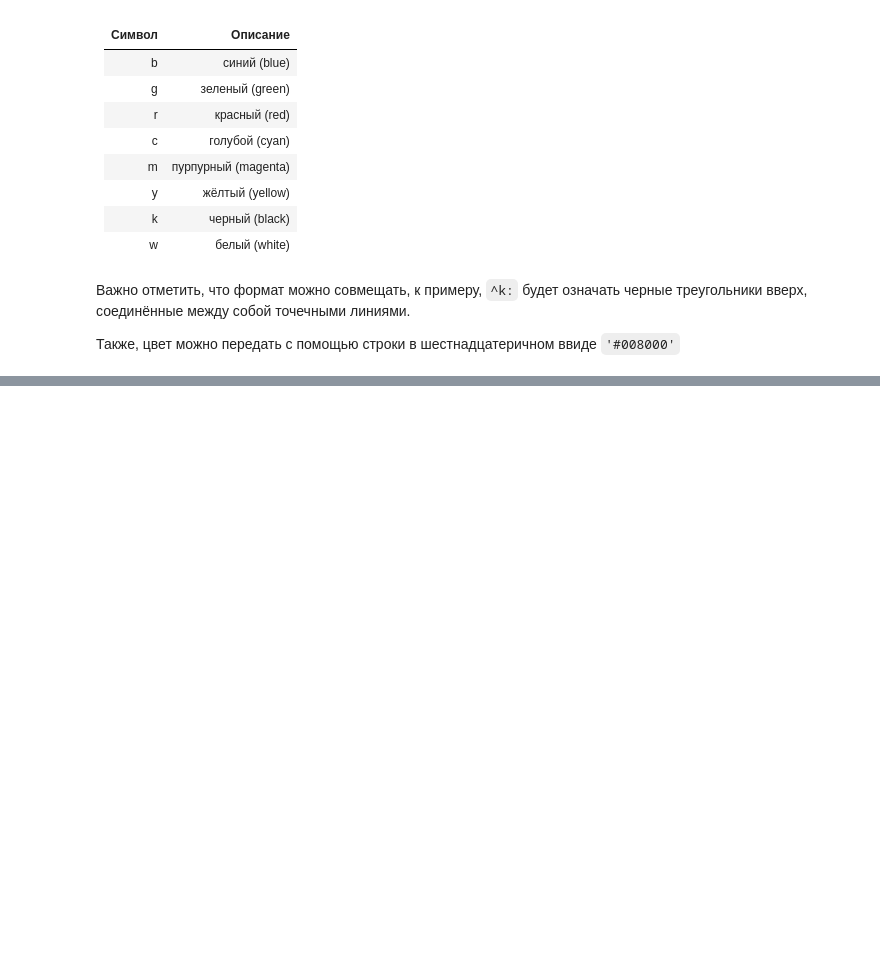
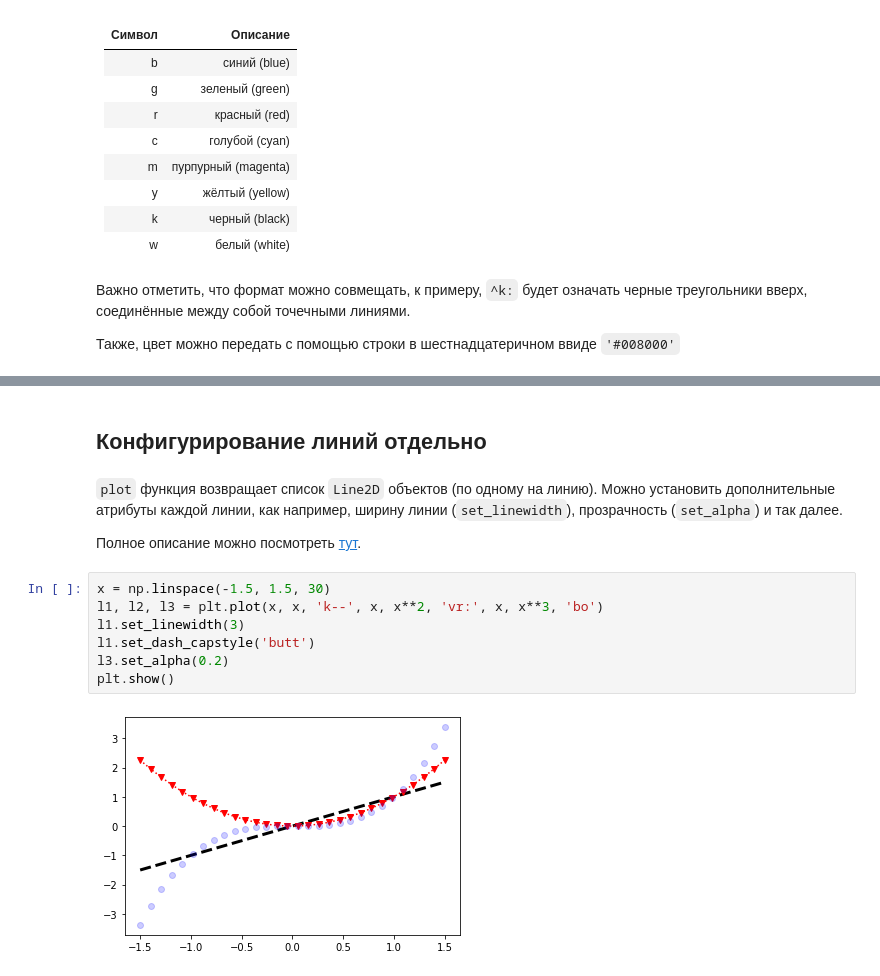
Before and after one commit to Lpshkn/Tutors, a Jupyter notebook: Matplotlib/Introducing.ipynb, the cells around one changed output, grey strips where cells are left out. Cells and saved outputs as stored; diff of their text form; blank space fills up the shorter version.

Commit message:
Add description of configurating of lines

```diff
--- a/Matplotlib/Introducing.ipynb
+++ b/Matplotlib/Introducing.ipynb
@@ -141,0 +149,15 @@ plt.show()
+# %% [markdown]
+## Конфигурирование линий отдельно
+# %% [markdown]
+`plot` функция возвращает список `Line2D` объектов (по одному на линию). Можно установить дополнительные атрибуты каждой линии, как например, ширину линии (`set_linewidth`), прозрачность (`set_alpha`) и так далее.
+
+Полное описание можно посмотреть [тут](https://matplotlib.org/stable/api/_as_gen/matplotlib.lines.Line2D.html?highlight=line2d#matplotlib.lines.Line2D).
+# %%
+x = np.linspace(-1.5, 1.5, 30)
+l1, l2, l3 = plt.plot(x, x, 'k--', x, x**2, 'vr:', x, x**3, 'bo')
+l1.set_linewidth(3)
+l1.set_dash_capstyle('butt')
+l3.set_alpha(0.2)
+plt.show()
+# %% [output]
+[figure, added]
```
Also changed, not shown: parts of 1 cell of this notebook.
